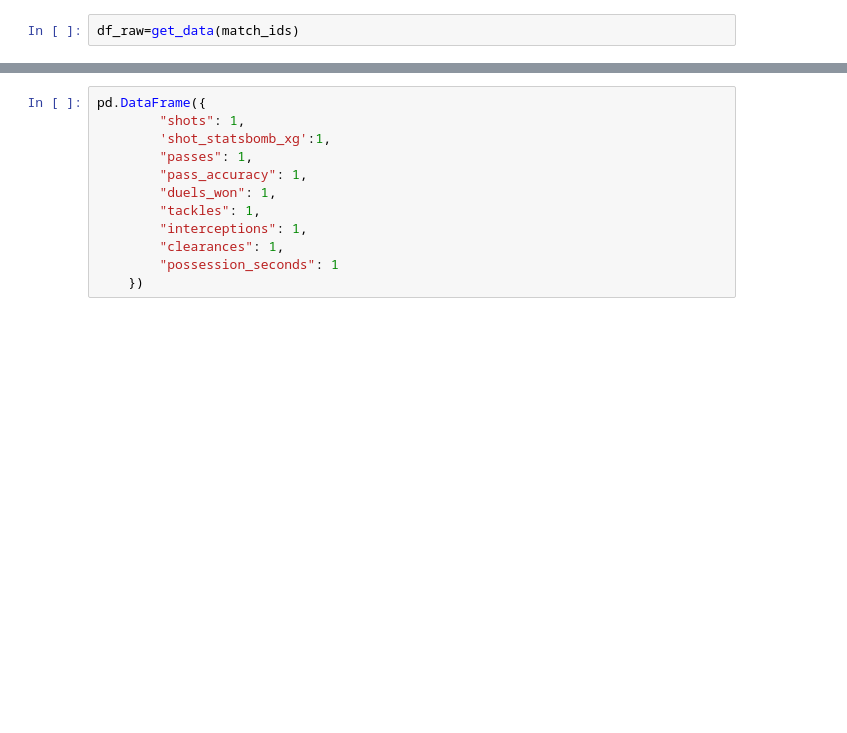
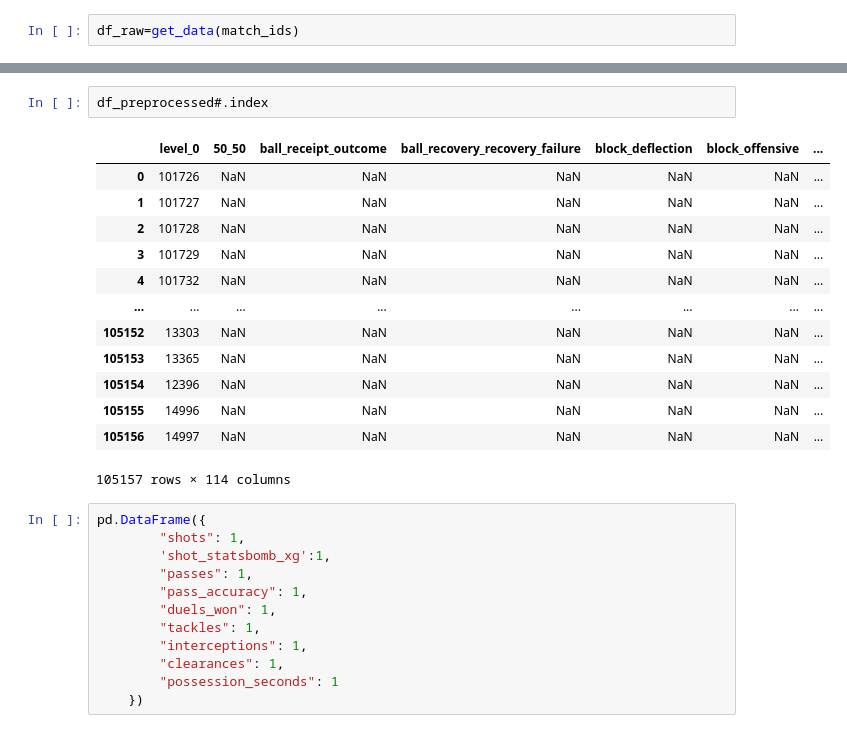
Before and after one commit to nick266/euro2022, a Jupyter notebook: towards_production.ipynb, the cells around one changed output, grey strips where cells are left out. Drawn from its saved outputs; the diff is of its cells as text; blank space fills up the shorter version.

```diff
--- a/towards_production.ipynb
+++ b/towards_production.ipynb
@@ -92,3 +97,19 @@ df_kpis
+# %%
+df_preprocessed#.index
+# %% [output]
+|  | level_0 | 50_50 | ball_receipt_outcome | ball_recovery_recovery_failure | block_deflection | block_offensive | ... |
+| 0 | 101726 | NaN | NaN | NaN | NaN | NaN | ... |
+| 1 | 101727 | NaN | NaN | NaN | NaN | NaN | ... |
+| 2 | 101728 | NaN | NaN | NaN | NaN | NaN | ... |
+| 3 | 101729 | NaN | NaN | NaN | NaN | NaN | ... |
+| 4 | 101732 | NaN | NaN | NaN | NaN | NaN | ... |
+| ... | ... | ... | ... | ... | ... | ... | ... |
+| 105152 | 13303 | NaN | NaN | NaN | NaN | NaN | ... |
+| 105153 | 13365 | NaN | NaN | NaN | NaN | NaN | ... |
+| 105154 | 12396 | NaN | NaN | NaN | NaN | NaN | ... |
+| 105155 | 14996 | NaN | NaN | NaN | NaN | NaN | ... |
+| 105156 | 14997 | NaN | NaN | NaN | NaN | NaN | ... |
+105157 rows × 114 columns
 # %%
 pd.DataFrame({
         "shots": 1,
```
Also changed, not shown: parts of 3 cells of this notebook.
